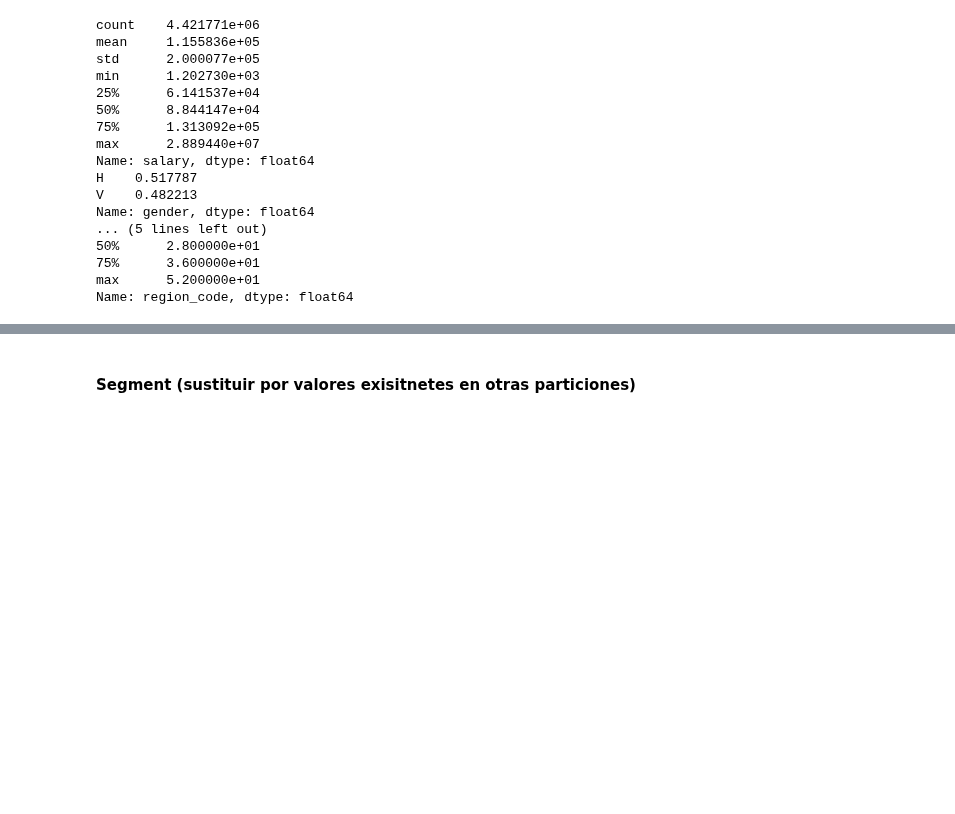
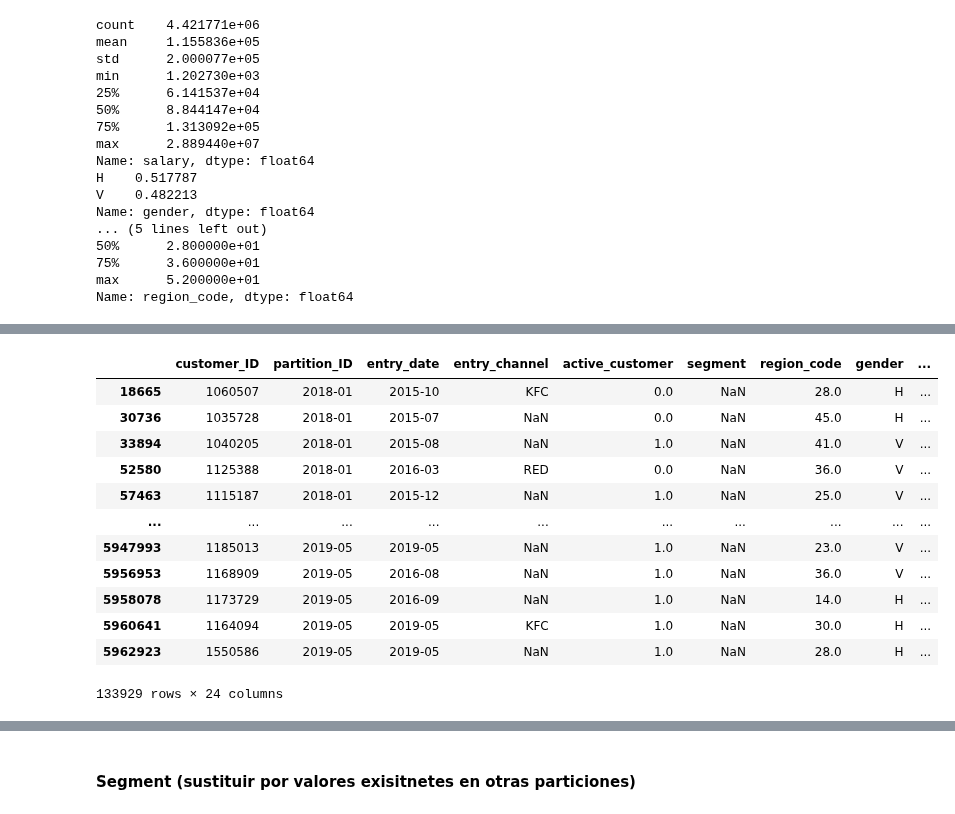
Before and after one commit to RicardColomOrero/easymoney, a Jupyter notebook: Easymoney.ipynb, the cells around one changed output, grey strips where cells are left out. Drawn from its saved outputs; the diff is of its cells as text; code cells hidden in the pictures; blank space fills up the shorter version.

```diff
--- a/Easymoney.ipynb
+++ b/Easymoney.ipynb
@@ -960,0 +1030,16 @@ Name: region_code, dtype: float64
+# %%
+df1[df1["segment"].isnull()]
+# %% [output]
+|  | customer_ID | partition_ID | entry_date | entry_channel | active_customer | segment | region_code | gender | ... |
+| 18665 | 1060507 | 2018-01 | 2015-10 | KFC | 0.0 | NaN | 28.0 | H | ... |
+| 30736 | 1035728 | 2018-01 | 2015-07 | NaN | 0.0 | NaN | 45.0 | H | ... |
+| 33894 | 1040205 | 2018-01 | 2015-08 | NaN | 1.0 | NaN | 41.0 | V | ... |
+| 52580 | 1125388 | 2018-01 | 2016-03 | RED | 0.0 | NaN | 36.0 | V | ... |
+| 57463 | 1115187 | 2018-01 | 2015-12 | NaN | 1.0 | NaN | 25.0 | V | ... |
+| ... | ... | ... | ... | ... | ... | ... | ... | ... | ... |
+| 5947993 | 1185013 | 2019-05 | 2019-05 | NaN | 1.0 | NaN | 23.0 | V | ... |
+| 5956953 | 1168909 | 2019-05 | 2016-08 | NaN | 1.0 | NaN | 36.0 | V | ... |
+| 5958078 | 1173729 | 2019-05 | 2016-09 | NaN | 1.0 | NaN | 14.0 | H | ... |
+| 5960641 | 1164094 | 2019-05 | 2019-05 | KFC | 1.0 | NaN | 30.0 | H | ... |
+| 5962923 | 1550586 | 2019-05 | 2019-05 | NaN | 1.0 | NaN | 28.0 | H | ... |
+133929 rows × 24 columns
```
Also changed, not shown: parts of 30 cells of this notebook.
